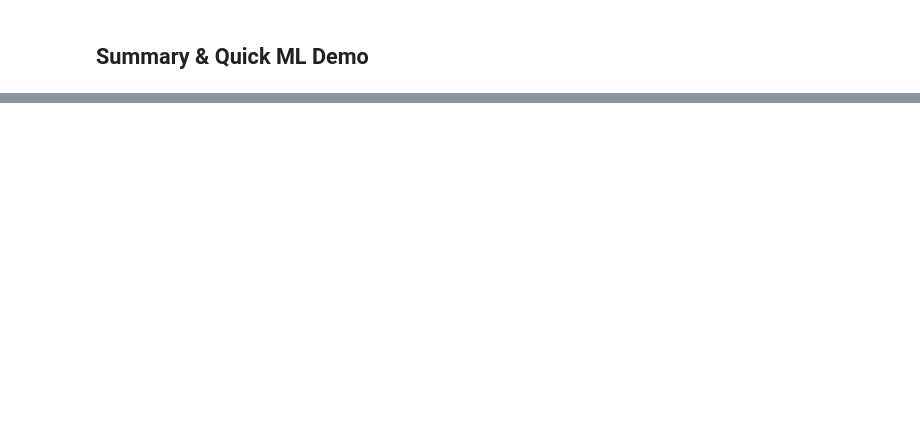
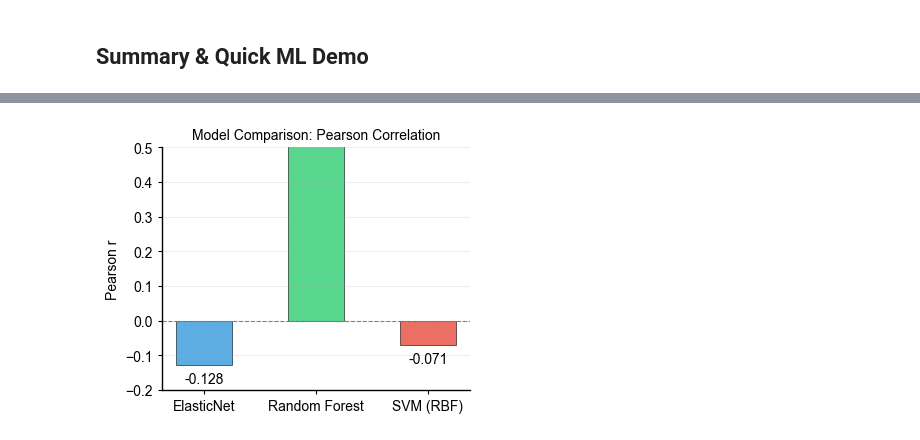
Before and after one commit to synthetic-models/synthetic, a Jupyter notebook: examples/full_example.ipynb, the cells around one changed output, grey strips where cells are left out. Saved outputs shown, nothing was run; the diff lists cells and outputs as text; code cells hidden in the pictures; blank space fills up the shorter version.

```diff
--- a/examples/full_example.ipynb
+++ b/examples/full_example.ipynb
@@ -209,0 +502,28 @@ print(f"  Mean R²: {scores.mean():.3f} (+/- {scores.std():.3f})")
+# %%
+
+# Bar chart comparing Pearson r
+fig, ax = plt.subplots(figsize=(100 * MM_TO_INCHES, 80 * MM_TO_INCHES))
+colors = ['#3498db', '#2ecc71', '#e74c3c']
+bars = ax.bar(results['Model'], results['Pearson r'], color=colors, alpha=0.8, edgecolor='black', linewidth=0.5, width=0.5)
+ax.axhline(y=0, color='gray', linestyle='--', linewidth=0.8)
+ax.set_ylabel('Pearson r', fontsize=FONT_SIZE)
+ax.set_title('Model Comparison: Pearson Correlation', fontsize=FONT_SIZE)
+ax.tick_params(axis='both', labelsize=FONT_SIZE)
+ax.set_ylim(-0.2, 0.5)
+ax.grid(True, alpha=0.3, axis='y', linewidth=0.5)
+
+# Add value labels on bars
+for bar, val in zip(bars, results['Pearson r']):
+    height = bar.get_height()
+    ax.annotate(f'{val:.3f}',
+                xy=(bar.get_x() + bar.get_width() / 2, height),
+                xytext=(0, 3 if height >= 0 else -5),
+                textcoords="offset points",
+                ha='center', va='bottom' if height >= 0 else 'top',
+                fontsize=FONT_SIZE)
+
+sns.despine()
+plt.tight_layout()
+plt.show()
+# %% [output]
+[figure, added]
```
Also changed, not shown: parts of 19 cells of this notebook, 1 other file.
